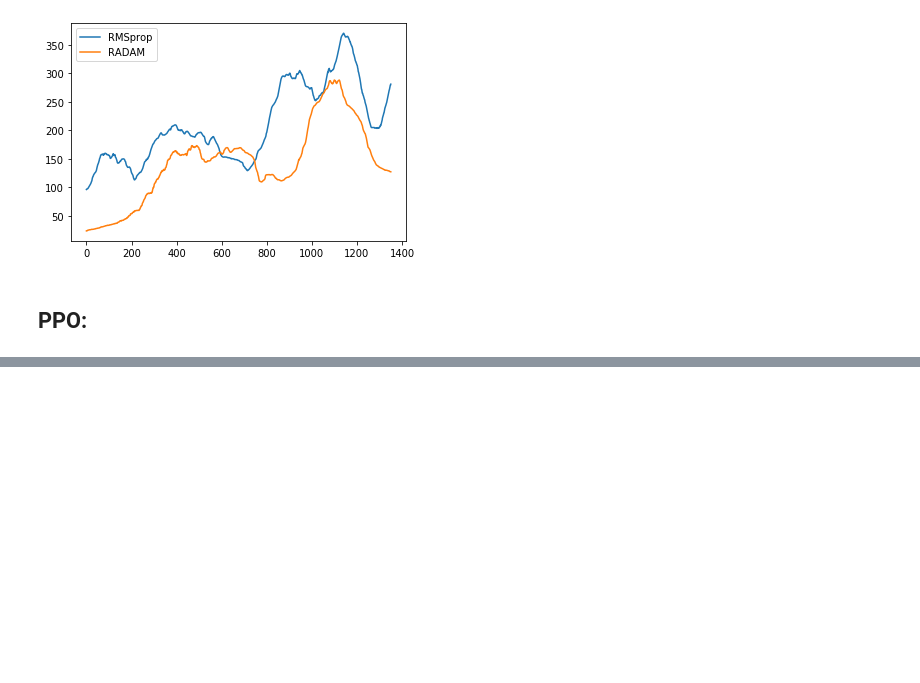
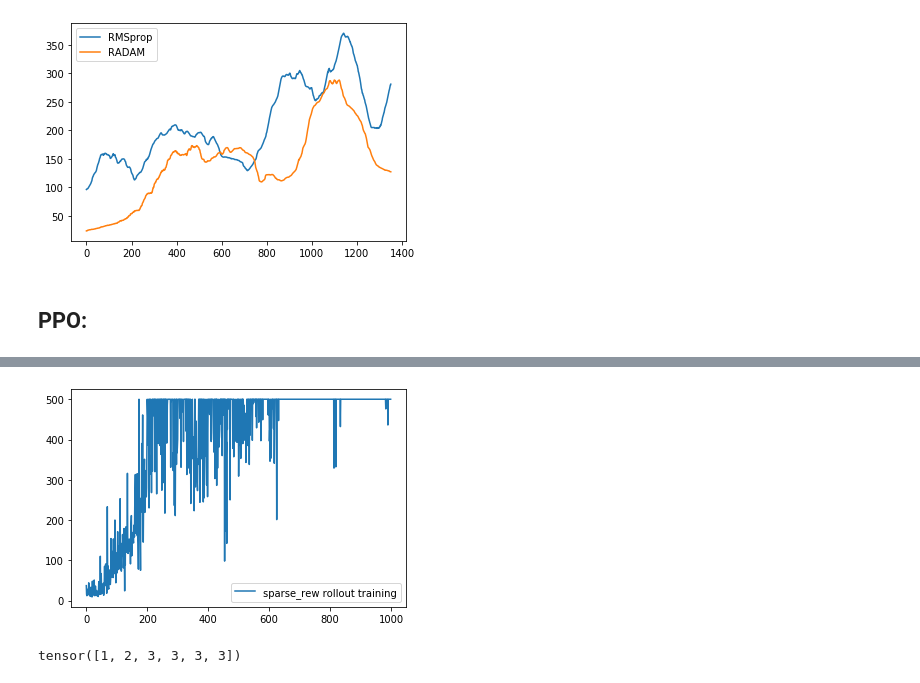
Before and after one commit to Whaith/reinforcement-learning-project, a Jupyter notebook: prototypes/PPO.ipynb, the cells around one changed output, grey strips where cells are left out. Cells and saved outputs as stored; diff of their text form; code cells hidden in the pictures; blank space fills up the shorter version.

```diff
--- a/prototypes/PPO.ipynb
+++ b/prototypes/PPO.ipynb
@@ -557,0 +532,14 @@ array([2, 0, 8, 9, 4, 6, 3, 7, 7, 0, 0, 5, 7, 4, 9, 7, 7, 0, 9, 1, 1, 2,
+# %%
+plt.plot(moving_average(rewards_PPO, 1), label='sparse_rew rollout training')
+
+# optimizer = RAdam(policy.parameters(), lr=3e-3)
+# rewards_PPO_RAdam = learn_PPO_single_threaded(N_EPS, 500)
+# plt.plot(moving_average(rewards_PPO_RAdam, 150), label='RAdam')
+plt.legend()
+plt.show()
+# %% [output]
+[figure, added]
+# %%
+torch.cat([torch.tensor([1,2,3]), torch.tensor([3,3,3])])
+# %% [output]
+tensor([1, 2, 3, 3, 3, 3])
```
Also changed, not shown: parts of 5 cells of this notebook, 20 other files.
